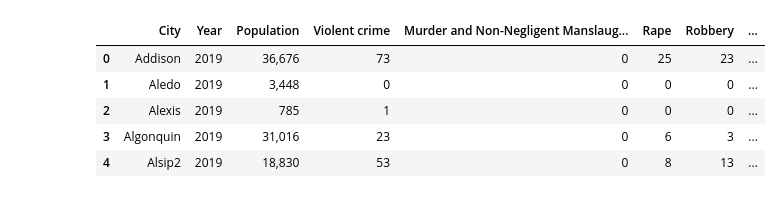
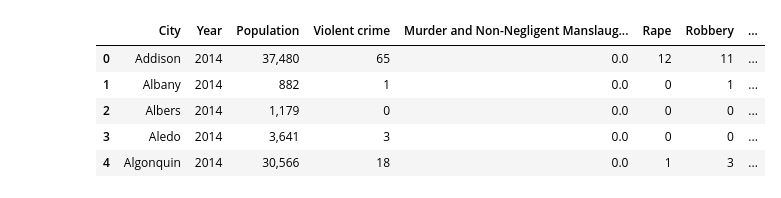
Before and after one commit to Expopanda/Project_1, a Jupyter notebook: andrew_analysis.ipynb, the cells around one changed output. Drawn from its saved outputs; the diff is of its cells as text; code cells hidden in the pictures.

```diff
--- a/andrew_analysis.ipynb
+++ b/andrew_analysis.ipynb
@@ -4,6 +4,11 @@ import pandas as pd
 import numpy as np
 import matplotlib.pyplot as plt
 
+FBI10_path = 'Resources\FBI_2010_illinois_amended.csv'
+FBI11_path = 'Resources\FBI_2011_illinois_amended.csv'
+FBI12_path = 'Resources\FBI_2012_illinois_amended.csv'
+FBI13_path = 'Resources\FBI_2013_illinois_amended.csv'
+FBI14_path = 'Resources\FBI_2014_illinois_amended.csv'
 FBI15_path = 'Resources\FBI_2015_illinois_amended.csv'
 FBI16_path = 'Resources\FBI_2016_illinois_amended.csv'
 FBI17_path = 'Resources\FBI_2017_illinois_amended.csv'
@@ -12,23 +17,38 @@ FBI19_path = 'Resources\FBI_2019_illinois_amended.csv'
 # %%
 # these are the dataframes with all NaN values in tact. Keep these and don't amend them.
 # Use the "crime15_stats" dataframe
+crime10_base = pd.read_csv(FBI10_path, delimiter=',')
+crime11_base = pd.read_csv(FBI11_path, delimiter=',')
+crime12_base = pd.read_csv(FBI12_path, delimiter=',')
+crime13_base = pd.read_csv(FBI13_path, delimiter=',')
+crime14_base = pd.read_csv(FBI14_path, delimiter=',')
 crime15_base = pd.read_csv(FBI15_path, delimiter=',')
 crime16_base = pd.read_csv(FBI16_path, delimiter=',')
 crime17_base = pd.read_csv(FBI17_path, delimiter=',')
 crime18_base = pd.read_csv(FBI18_path, delimiter=',')
 crime19_base = pd.read_csv(FBI19_path, delimiter=',')
 
+crime10_stats = crime10_base.fillna(0)
+crime11_stats = crime11_base.fillna(0)
+crime12_stats = crime12_base.fillna(0)
+crime13_stats = crime13_base.fillna(0)
+crime14_stats = crime14_base.fillna(0)
 crime15_stats = crime15_base.fillna(0)
 crime16_stats = crime16_base.fillna(0)
 crime17_stats = crime17_base.fillna(0)
 crime18_stats = crime18_base.fillna(0)
 crime19_stats = crime19_base.fillna(0)
 
+crime10_stats['Year'] = 2010
+crime11_stats['Year'] = 2011
+crime12_stats['Year'] = 2012
+crime13_stats['Year'] = 2013
+crime14_stats['Year'] = 2014
 crime15_stats['Year'] = 2015
 crime16_stats['Year'] = 2016
 crime17_stats['Year'] = 2017
 crime18_stats['Year'] = 2018
 crime19_stats['Year'] = 2019
-crime15_stats.head()
+crime10_stats.head()
 # %% [output]
 |  | City | Population | Violent crime | Murder and Non-Negligent Manslaug... | Rape | Robbery | Aggravated Assault | ... |
@@ -40,34 +60,54 @@ crime15_stats.head()
 # %%
+crime10_complete = crime10_stats[['City', 'Year', 'Population', 'Violent crime',
+       'Murder and Non-Negligent Manslaughter', 'Rape', 'Robbery',
+       'Aggravated Assault', 'Property Crime', 'Burglary', 'Larceny-theft',
+       'Motor vehicle theft', 'Arson']]
+crime11_complete = crime11_stats[['City', 'Year', 'Population', 'Violent crime',
+       'Murder and Non-Negligent Manslaughter', 'Rape', 'Robbery',
+       'Aggravated Assault', 'Property Crime', 'Burglary', 'Larceny-theft',
+       'Motor vehicle theft', 'Arson']]
+crime12_complete = crime12_stats[['City', 'Year', 'Population', 'Violent crime',
+       'Murder and Non-Negligent Manslaughter', 'Rape', 'Robbery',
+       'Aggravated Assault', 'Property Crime', 'Burglary', 'Larceny-theft',
+       'Motor vehicle theft', 'Arson']]
+crime13_complete = crime13_stats[['City', 'Year', 'Population', 'Violent crime',
+       'Murder and Non-Negligent Manslaughter', 'Rape', 'Robbery',
+       'Aggravated Assault', 'Property Crime', 'Burglary', 'Larceny-theft',
+       'Motor vehicle theft', 'Arson']]
+crime14_complete = crime14_stats[['City', 'Year', 'Population', 'Violent crime',
+       'Murder and Non-Negligent Manslaughter', 'Rape', 'Robbery',
+       'Aggravated Assault', 'Property Crime', 'Burglary', 'Larceny-theft',
+       'Motor vehicle theft', 'Arson']]
 crime15_complete = crime15_stats[['City', 'Year', 'Population', 'Violent crime',
        'Murder and Non-Negligent Manslaughter', 'Rape', 'Robbery',
        'Aggravated Assault', 'Property Crime', 'Burglary', 'Larceny-theft',
        'Motor vehicle theft', 'Arson']]
 crime16_complete = crime16_stats[['City', 'Year', 'Population', 'Violent crime',
        'Murder and Non-Negligent Manslaughter', 'Rape', 'Robbery',
        'Aggravated Assault', 'Property Crime', 'Burglary', 'Larceny-theft',
        'Motor vehicle theft', 'Arson']]
 crime17_complete = crime17_stats[['City', 'Year', 'Population', 'Violent crime',
        'Murder and Non-Negligent Manslaughter', 'Rape', 'Robbery',
        'Aggravated Assault', 'Property Crime', 'Burglary', 'Larceny-theft',
        'Motor vehicle theft', 'Arson']]
 crime18_complete = crime18_stats[['City', 'Year', 'Population', 'Violent crime',
        'Murder and Non-Negligent Manslaughter', 'Rape', 'Robbery',
        'Aggravated Assault', 'Property Crime', 'Burglary', 'Larceny-theft',
        'Motor vehicle theft', 'Arson']]
 crime19_complete = crime19_stats[['City', 'Year', 'Population', 'Violent crime',
        'Murder and Non-Negligent Manslaughter', 'Rape', 'Robbery',
        'Aggravated Assault', 'Property Crime', 'Burglary', 'Larceny-theft',
        'Motor vehicle theft', 'Arson']]
 #crime15_complete.head()
 #crime16_complete.head()
 #crime17_complete.head()
 #crime18_complete.head()
-crime19_complete.head()
+crime14_complete.head()
 # %% [output]
 |  | City | Year | Population | Violent crime | Murder and Non-Negligent Manslaug... | Rape | Robbery | ... |
-| 0 | Addison | 2019 | 36,676 | 73 | 0 | 25 | 23 | ... |
-| 1 | Aledo | 2019 | 3,448 | 0 | 0 | 0 | 0 | ... |
-| 2 | Alexis | 2019 | 785 | 1 | 0 | 0 | 0 | ... |
-| 3 | Algonquin | 2019 | 31,016 | 23 | 0 | 6 | 3 | ... |
-| 4 | Alsip2 | 2019 | 18,830 | 53 | 0 | 8 | 13 | ... |
+| 0 | Addison | 2014 | 37,480 | 65 | 0.0 | 12 | 11 | ... |
+| 1 | Albany | 2014 | 882 | 1 | 0.0 | 0 | 1 | ... |
+| 2 | Albers | 2014 | 1,179 | 0 | 0.0 | 0 | 0 | ... |
+| 3 | Aledo | 2014 | 3,641 | 3 | 0.0 | 0 | 0 | ... |
+| 4 | Algonquin | 2014 | 30,566 | 18 | 0.0 | 1 | 3 | ... |
 # %%
```
Also changed, not shown: parts of 7 cells of this notebook, 16 other files.
